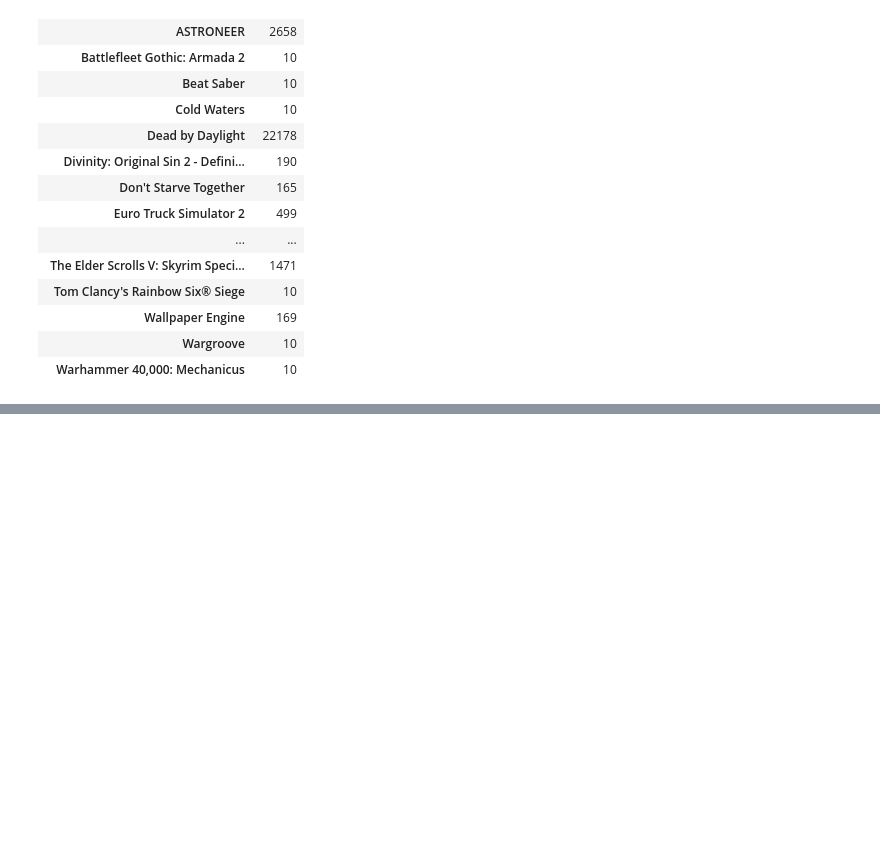
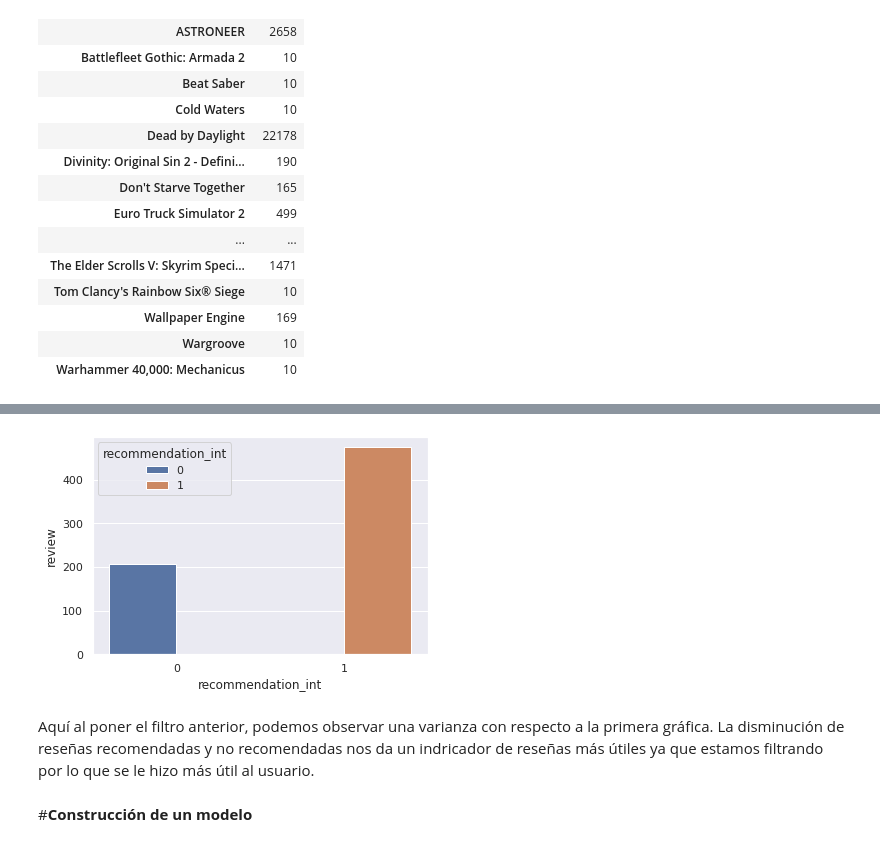
Before and after one commit to ByronTraconis/Working, a Jupyter notebook: Steam_Reviews_Dataset.ipynb, the cells around one changed output, grey strips where cells are left out. Saved outputs shown, nothing was run; the diff lists cells and outputs as text; code cells hidden in the pictures; blank space fills up the shorter version.

```diff
--- a/Steam_Reviews_Dataset.ipynb
+++ b/Steam_Reviews_Dataset.ipynb
@@ -402,0 +320,16 @@ plt.show()
+# %%
+#Ahora se realizará un análisis de las recomendaciones, pero ahora con la única diferencia de que los resultados se están filtrando por medio
+#del tipo de dato "helpful", que indica si a algún jugador le resultó últil la reseña observada
+
+contrast_reviews = steam_data[steam_data['helpful'] > 50].groupby(['recommendation_int']).count()
+contrast_reviews = contrast_reviews.reset_index()
+
+
+ax = sns.barplot(x=contrast_reviews['recommendation_int'], y=contrast_reviews['review'],
+            data=contrast_reviews, hue='recommendation_int')
+# %% [output]
+[figure, added]
+# %% [markdown]
+Aquí al poner el filtro anterior, podemos observar una varianza con respecto a la primera gráfica. La disminución de reseñas recomendadas y no recomendadas nos da un indricador de reseñas más útiles ya que estamos filtrando por lo que se le hizo más útil al usuario.
+# %% [markdown]
+#**Construcción de un modelo**
```
Also changed, not shown: parts of 60 cells of this notebook.
